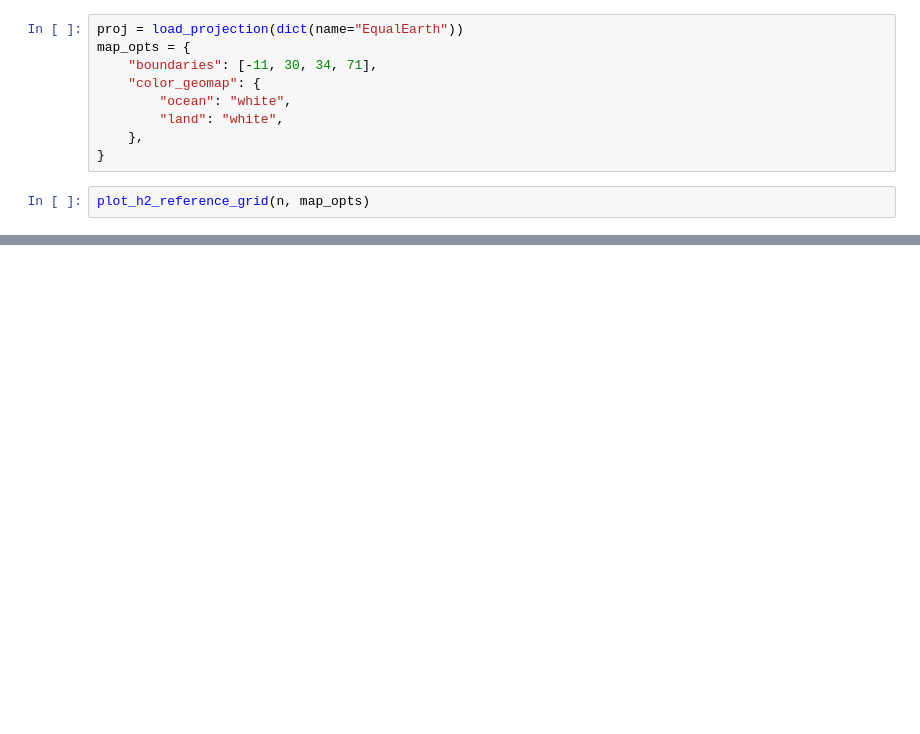
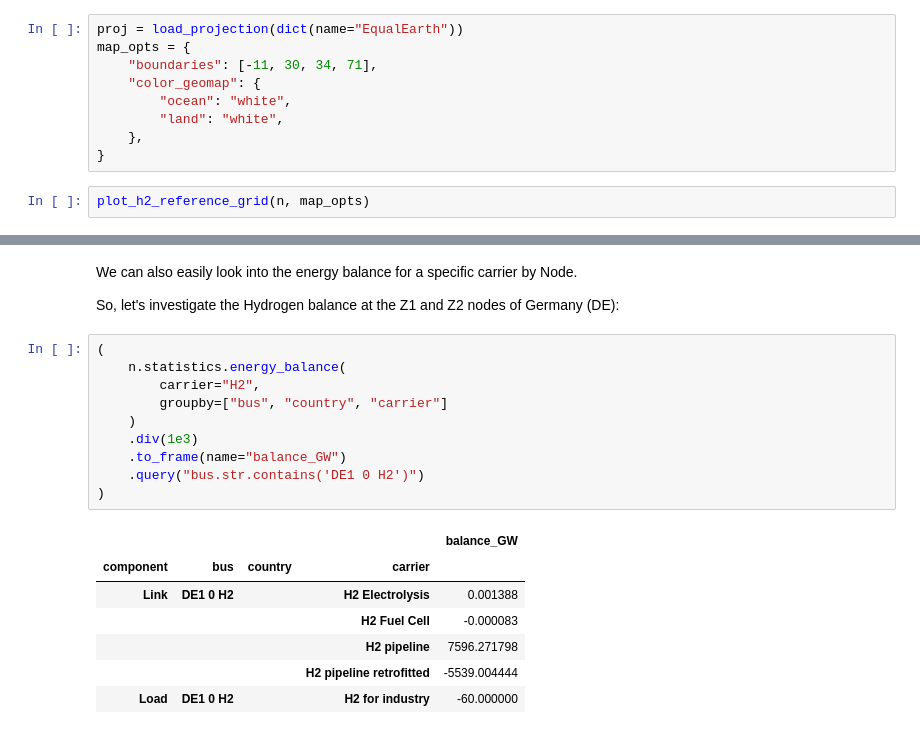
Before and after one commit to open-energy-transition/open-tyndp-workshops, a Jupyter notebook: open-tyndp-workshops/20250409-workshop-pypsa-01.ipynb, the cells around one changed output, grey strips where cells are left out. Cells and saved outputs as stored; diff of their text form; blank space fills up the shorter version.

```diff
--- a/open-tyndp-workshops/20250409-workshop-pypsa-01.ipynb
+++ b/open-tyndp-workshops/20250409-workshop-pypsa-01.ipynb
@@ -472,0 +782,22 @@ plot_h2_reference_grid(n, map_opts)
+# %% [markdown]
+We can also easily look into the energy balance for a specific carrier by Node.
+
+So, let's investigate the Hydrogen balance at the Z1 and Z2 nodes of Germany (DE):
+# %%
+(
+    n.statistics.energy_balance(
+        carrier="H2",
+        groupby=["bus", "country", "carrier"]
+    )
+    .div(1e3)
+    .to_frame(name="balance_GW")
+    .query("bus.str.contains('DE1 0 H2')")
+)
+# %% [output]
+|  |  |  |  | balance_GW |
+| component | bus | country | carrier |  |
+| Link | DE1 0 H2 |  | H2 Electrolysis | 0.001388 |
+|  |  |  | H2 Fuel Cell | -0.000083 |
+|  |  |  | H2 pipeline | 7596.271798 |
+|  |  |  | H2 pipeline retrofitted | -5539.004444 |
+| Load | DE1 0 H2 |  | H2 for industry | -60.000000 |
```
Also changed, not shown: parts of 77 cells of this notebook.
